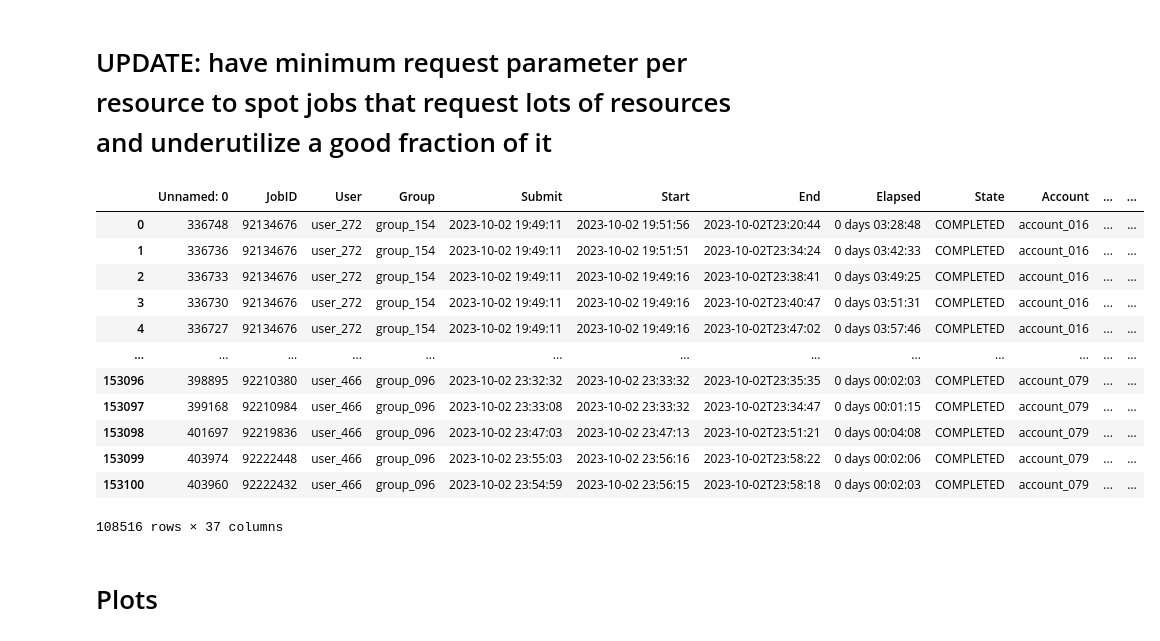
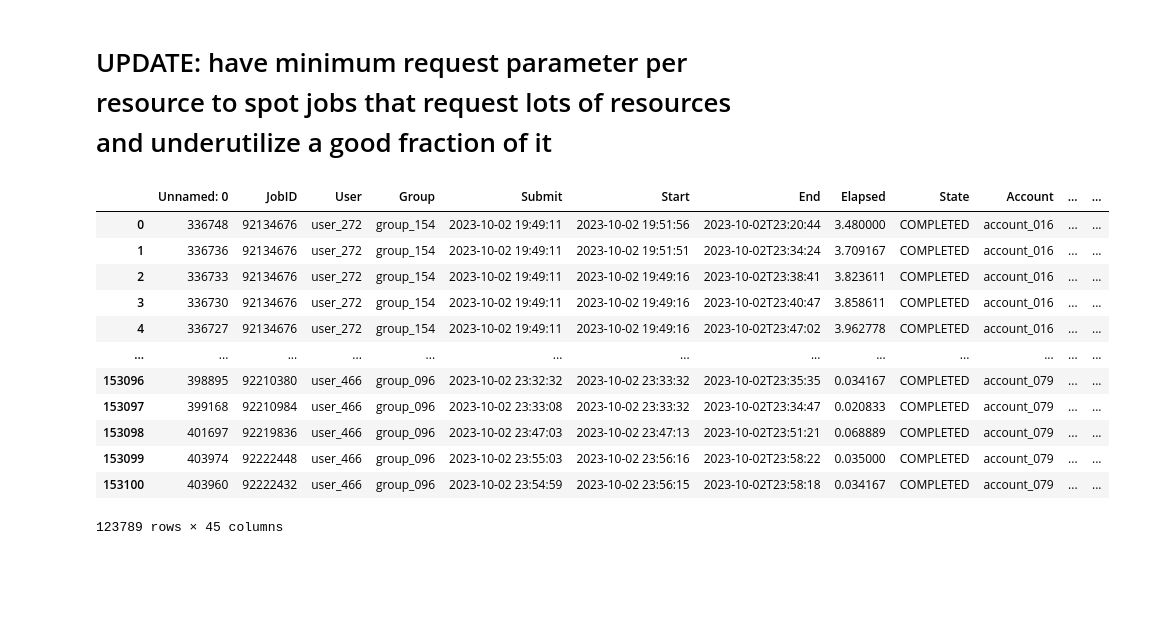
Before and after one commit to tairaeli/ICER_user_data_analytics, a Jupyter notebook: FullSLURM-data-analysis.ipynb, the cells around one changed output. Saved outputs shown, nothing was run; the diff lists cells and outputs as text; code cells hidden in the pictures; blank space fills up the shorter version.

```diff
--- a/FullSLURM-data-analysis.ipynb
+++ b/FullSLURM-data-analysis.ipynb
@@ -83,4 +98,8 @@ def parse_time_string(time_str):
 # Convert Timelimit and Elapsed to timedeltas
 slurm_clean['Timelimit'] = slurm_clean['Timelimit'].apply(parse_time_string)
 slurm_clean['Elapsed'] = slurm_clean['Elapsed'].apply(parse_time_string)
+
+# Converting Timelimit and Elapsed to time delts
+slurm_clean['Elapsed'] = pd.to_timedelta(slurm_clean['Elapsed']).dt.total_seconds() / 3600  # Convert Elapsed time to hours
+slurm_clean['Timelimit'] = pd.to_timedelta(slurm_clean['Timelimit']).dt.total_seconds() / 3600  # Convert Elapsed time to hours
 # %%
@@ -89,0 +133,19 @@ slurm_clean.shape
+# %%
+# Job State Distribution
+
+# Replace states that contain 'CANCELLED' with the word 'CANCELLED'
+slurm_clean['State'] = slurm_clean['State'].str.replace(r'\s+by\s+\d+$', '', regex=True)
+
+
+# calculate the count of each state
+state_count = slurm_clean.State.value_counts()
+
+# create the bar chart
+plt.figure(figsize=(14,10))
+plt.bar(state_count.index, state_count.values)
+plt.title('Job State Distribution')
+plt.xlabel('State')
+plt.ylabel('Frequency')
+plt.yscale('log')
+plt.xticks(rotation=90)
+plt.show()
@@ -141,7 +208,9 @@ Underutilized_df
 # %% [markdown]
 # UPDATE: have minimum request parameter per resource to spot jobs that request lots of resources and underutilize a good fraction of it
 # %%
-def identify_slurm_resource_underutilization(data, time_threshold, cpu_threshold, nodes_threshold, memory_threshold, min_req_time, min_req_cpu, min_req_nodes, min_req_memory):
+# default: min req_time= 2 hrs, min_req_mem= 2,000 MB, min_req_cpu & min_req_nod = 0
+
+def identify_slurm_resource_underutilization(data, time_threshold, cpu_threshold, nodes_threshold, memory_threshold, min_req_time=2, min_req_cpu=0, min_req_nodes=0, min_req_memory=2000):
     """
     Identifies SLURM job resources that are underutilized based on specified thresholds for time, CPU, nodes, and memory usage.
     NEW FEATURE:It also considers minimum requested resource thresholds to filter significant underutilizations. The function returns a
@@ -169,37 +238,35 @@ def identify_slurm_resource_underutilization(data, time_threshold, cpu_threshold
     data['UnderUtilizedMemory %'] = (data['ReqMem_MB'] - data['MaxRSS_MB']) / data['ReqMem_MB']
 
     # Calculate absolute underutilization
-    data['UnderUtilizedCPUs'] = data.ReqCPUS - data.AllocCPUS
-    data['UnderUtilizedNodes'] = data.ReqNodes - data.NNodes
-    data['UnderUtilizedTime (Hours)'] = (data['Timelimit'] - data['Elapsed']) / pd.Timedelta(hours=1)
-    data['UnderUtilizedMemory MB'] = data['ReqMem_MB'] - data['MaxRSS_MB']
+    data['Amount UnderUtilizedCPUs'] = data.ReqCPUS - data.AllocCPUS
+    data['Amount UnderUtilizedNodes'] = data.ReqNodes - data.NNodes
+    data['Amount UnderUtilizedTime (Hours)'] = (data['Timelimit'] - data['Elapsed'])
+    data['Amount UnderUtilizedMemory MB'] = data['ReqMem_MB'] - data['MaxRSS_MB']
 
     # Apply thresholds and filter rows
     significant_underutilization = data[
         (data['UnderUtilizedCPU %'] > cpu_threshold) & (data['ReqCPUS'] > min_req_cpu) |
         (data['UnderUtilizedNodes %'] > nodes_threshold) & (data['ReqNodes'] > min_req_nodes) |
-        (data['UnderUtilizedTime %'] > time_threshold) & (data['Timelimit'] > pd.Timedelta(hours=min_req_time)) |
+        (data['UnderUtilizedTime %'] > time_threshold) & (data['Timelimit'] > min_req_time) |
         (data['UnderUtilizedMemory %'] > memory_threshold) & (data['ReqMem_MB'] > min_req_memory)
     ]
 
     return significant_underutilization
 # %%
 Underutilized_df = identify_slurm_resource_underutilization(slurm_clean,time_threshold=0.6, cpu_threshold=0.6, nodes_threshold=0.6, memory_threshold=0.95,
-                                         min_req_cpu=0, min_req_nodes=0, min_req_time= 5, min_req_memory=1000)
+                                         )
 Underutilized_df
 # %% [output]
 |  | Unnamed: 0 | JobID | User | Group | Submit | Start | End | Elapsed | State | Account | ... | ... |
-| 0 | 336748 | 92134676 | user_272 | group_154 | 2023-10-02 19:49:11 | 2023-10-02 19:51:56 | 2023-10-02T23:20:44 | 0 days 03:28:48 | COMPLETED | account_016 | ... | ... |
-| 1 | 336736 | 92134676 | user_272 | group_154 | 2023-10-02 19:49:11 | 2023-10-02 19:51:51 | 2023-10-02T23:34:24 | 0 days 03:42:33 | COMPLETED | account_016 | ... | ... |
-| 2 | 336733 | 92134676 | user_272 | group_154 | 2023-10-02 19:49:11 | 2023-10-02 19:49:16 | 2023-10-02T23:38:41 | 0 days 03:49:25 | COMPLETED | account_016 | ... | ... |
-| 3 | 336730 | 92134676 | user_272 | group_154 | 2023-10-02 19:49:11 | 2023-10-02 19:49:16 | 2023-10-02T23:40:47 | 0 days 03:51:31 | COMPLETED | account_016 | ... | ... |
-| 4 | 336727 | 92134676 | user_272 | group_154 | 2023-10-02 19:49:11 | 2023-10-02 19:49:16 | 2023-10-02T23:47:02 | 0 days 03:57:46 | COMPLETED | account_016 | ... | ... |
+| 0 | 336748 | 92134676 | user_272 | group_154 | 2023-10-02 19:49:11 | 2023-10-02 19:51:56 | 2023-10-02T23:20:44 | 3.480000 | COMPLETED | account_016 | ... | ... |
+| 1 | 336736 | 92134676 | user_272 | group_154 | 2023-10-02 19:49:11 | 2023-10-02 19:51:51 | 2023-10-02T23:34:24 | 3.709167 | COMPLETED | account_016 | ... | ... |
+| 2 | 336733 | 92134676 | user_272 | group_154 | 2023-10-02 19:49:11 | 2023-10-02 19:49:16 | 2023-10-02T23:38:41 | 3.823611 | COMPLETED | account_016 | ... | ... |
+| 3 | 336730 | 92134676 | user_272 | group_154 | 2023-10-02 19:49:11 | 2023-10-02 19:49:16 | 2023-10-02T23:40:47 | 3.858611 | COMPLETED | account_016 | ... | ... |
+| 4 | 336727 | 92134676 | user_272 | group_154 | 2023-10-02 19:49:11 | 2023-10-02 19:49:16 | 2023-10-02T23:47:02 | 3.962778 | COMPLETED | account_016 | ... | ... |
 | ... | ... | ... | ... | ... | ... | ... | ... | ... | ... | ... | ... | ... |
-| 153096 | 398895 | 92210380 | user_466 | group_096 | 2023-10-02 23:32:32 | 2023-10-02 23:33:32 | 2023-10-02T23:35:35 | 0 days 00:02:03 | COMPLETED | account_079 | ... | ... |
-| 153097 | 399168 | 92210984 | user_466 | group_096 | 2023-10-02 23:33:08 | 2023-10-02 23:33:32 | 2023-10-02T23:34:47 | 0 days 00:01:15 | COMPLETED | account_079 | ... | ... |
-| 153098 | 401697 | 92219836 | user_466 | group_096 | 2023-10-02 23:47:03 | 2023-10-02 23:47:13 | 2023-10-02T23:51:21 | 0 days 00:04:08 | COMPLETED | account_079 | ... | ... |
-| 153099 | 403974 | 92222448 | user_466 | group_096 | 2023-10-02 23:55:03 | 2023-10-02 23:56:16 | 2023-10-02T23:58:22 | 0 days 00:02:06 | COMPLETED | account_079 | ... | ... |
-| 153100 | 403960 | 92222432 | user_466 | group_096 | 2023-10-02 23:54:59 | 2023-10-02 23:56:15 | 2023-10-02T23:58:18 | 0 days 00:02:03 | COMPLETED | account_079 | ... | ... |
+| 153096 | 398895 | 92210380 | user_466 | group_096 | 2023-10-02 23:32:32 | 2023-10-02 23:33:32 | 2023-10-02T23:35:35 | 0.034167 | COMPLETED | account_079 | ... | ... |
+| 153097 | 399168 | 92210984 | user_466 | group_096 | 2023-10-02 23:33:08 | 2023-10-02 23:33:32 | 2023-10-02T23:34:47 | 0.020833 | COMPLETED | account_079 | ... | ... |
+| 153098 | 401697 | 92219836 | user_466 | group_096 | 2023-10-02 23:47:03 | 2023-10-02 23:47:13 | 2023-10-02T23:51:21 | 0.068889 | COMPLETED | account_079 | ... | ... |
+| 153099 | 403974 | 92222448 | user_466 | group_096 | 2023-10-02 23:55:03 | 2023-10-02 23:56:16 | 2023-10-02T23:58:22 | 0.035000 | COMPLETED | account_079 | ... | ... |
+| 153100 | 403960 | 92222432 | user_466 | group_096 | 2023-10-02 23:54:59 | 2023-10-02 23:56:15 | 2023-10-02T23:58:18 | 0.034167 | COMPLETED | account_079 | ... | ... |
-108516 rows × 37 columns
+123789 rows × 45 columns
-# %% [markdown]
-# Plots
```
Also changed, not shown: parts of 18 cells of this notebook.
